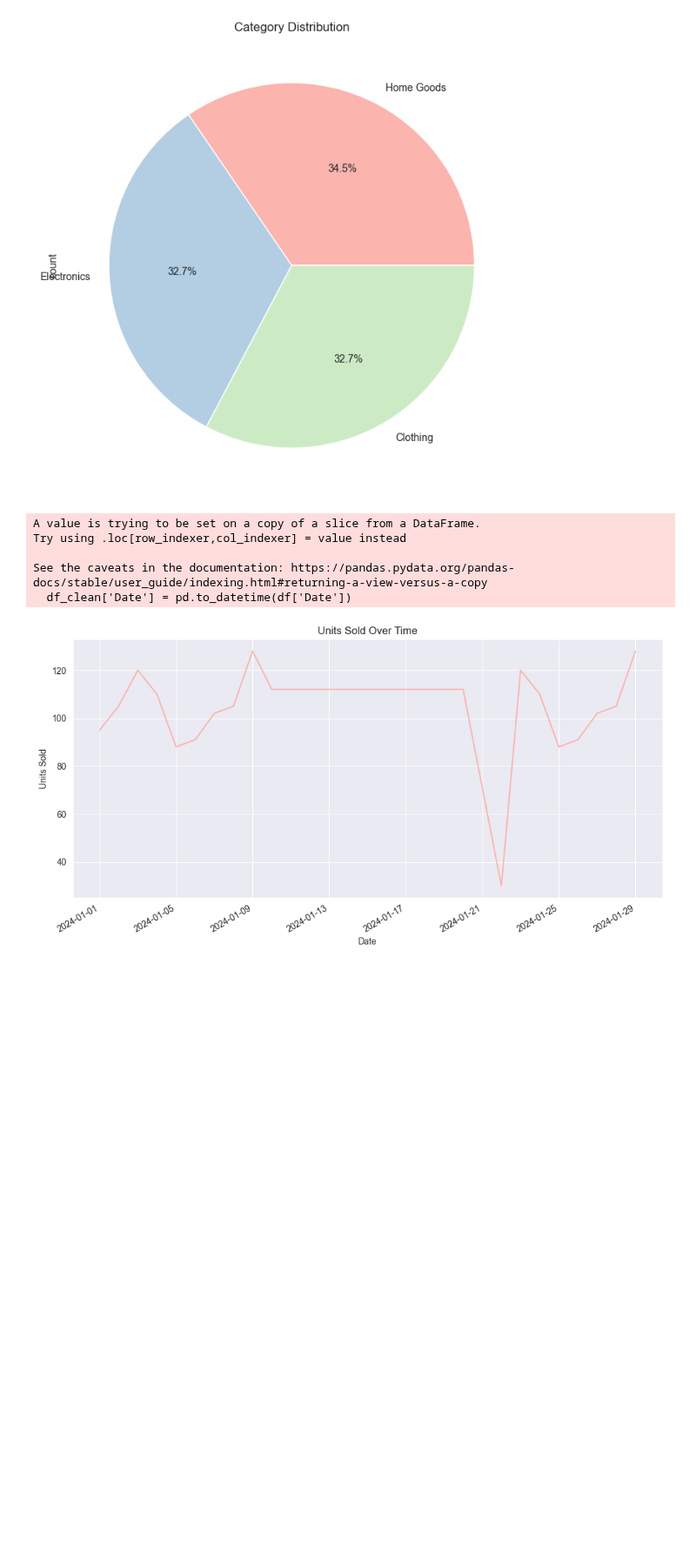
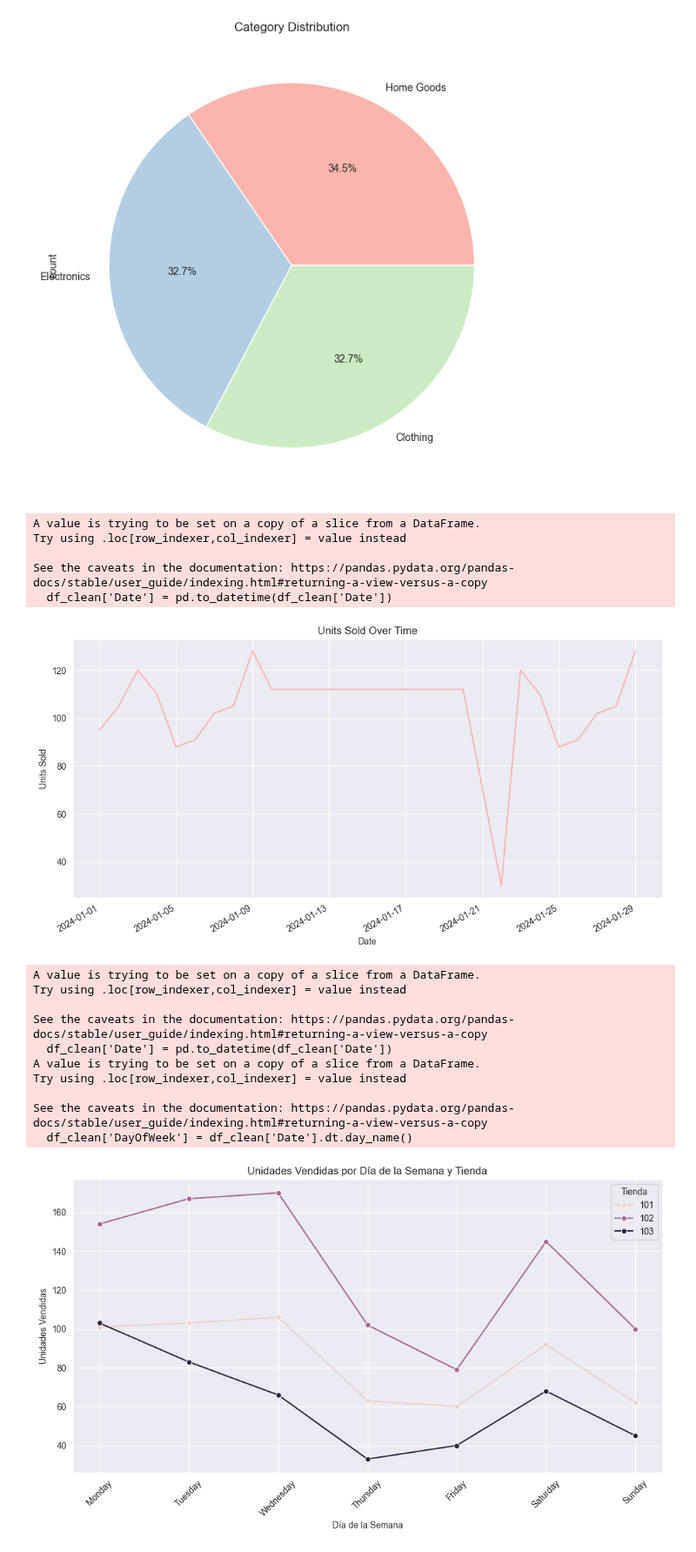
Before and after one commit to nicoherza-pascu/Club_IA-2, a Jupyter notebook: analisis.ipynb, the cells around one changed output. Shown at 87% size. Saved outputs shown, nothing was run; the diff lists cells and outputs as text; code cells hidden in the pictures; blank space fills up the shorter version.

```diff
--- a/analisis.ipynb
+++ b/analisis.ipynb
@@ -201,7 +190,8 @@ plt.show()
 # %% [output]
 [figure]
 # %%
-df_clean['Date'] = pd.to_datetime(df['Date'])
+
+df_clean['Date'] = pd.to_datetime(df_clean['Date'])
 df_clean.groupby('Date')['Units_Sold'].sum().plot(figsize=(12, 6))
 plt.title('Units Sold Over Time')
 plt.xlabel('Date')
@@ -212,5 +202,33 @@ A value is trying to be set on a copy of a slice from a DataFrame.
 Try using .loc[row_indexer,col_indexer] = value instead
 
 See the caveats in the documentation: https://pandas.pydata.org/pandas-docs/stable/user_guide/indexing.html#returning-a-view-versus-a-copy
-  df_clean['Date'] = pd.to_datetime(df['Date'])
+  df_clean['Date'] = pd.to_datetime(df_clean['Date'])
 [figure]
+# %%
+
+df_clean['Date'] = pd.to_datetime(df_clean['Date'])
+df_clean['DayOfWeek'] = df_clean['Date'].dt.day_name()
+df_grouped = df_clean.groupby(['Store', 'DayOfWeek'])['Units_Sold'].sum().reset_index()
+order_days = ['Monday', 'Tuesday', 'Wednesday', 'Thursday', 'Friday', 'Saturday', 'Sunday']
+df_grouped['DayOfWeek'] = pd.Categorical(df_grouped['DayOfWeek'], categories=order_days, ordered=True)
+plt.figure(figsize=(12, 6))
+sns.lineplot(data=df_grouped, x='DayOfWeek', y='Units_Sold', hue='Store', marker="o")
+plt.title('Unidades Vendidas por Día de la Semana y Tienda')
+plt.xlabel('Día de la Semana')
+plt.ylabel('Unidades Vendidas')
+plt.xticks(rotation=45)
+plt.grid(True)
+plt.legend(title="Tienda")
+plt.show()
+# %% [output]
+A value is trying to be set on a copy of a slice from a DataFrame.
+Try using .loc[row_indexer,col_indexer] = value instead
+
+See the caveats in the documentation: https://pandas.pydata.org/pandas-docs/stable/user_guide/indexing.html#returning-a-view-versus-a-copy
+  df_clean['Date'] = pd.to_datetime(df_clean['Date'])
+A value is trying to be set on a copy of a slice from a DataFrame.
+Try using .loc[row_indexer,col_indexer] = value instead
+
+See the caveats in the documentation: https://pandas.pydata.org/pandas-docs/stable/user_guide/indexing.html#returning-a-view-versus-a-copy
+  df_clean['DayOfWeek'] = df_clean['Date'].dt.day_name()
+[figure, added]
```
Also changed, not shown: parts of 8 cells of this notebook.
